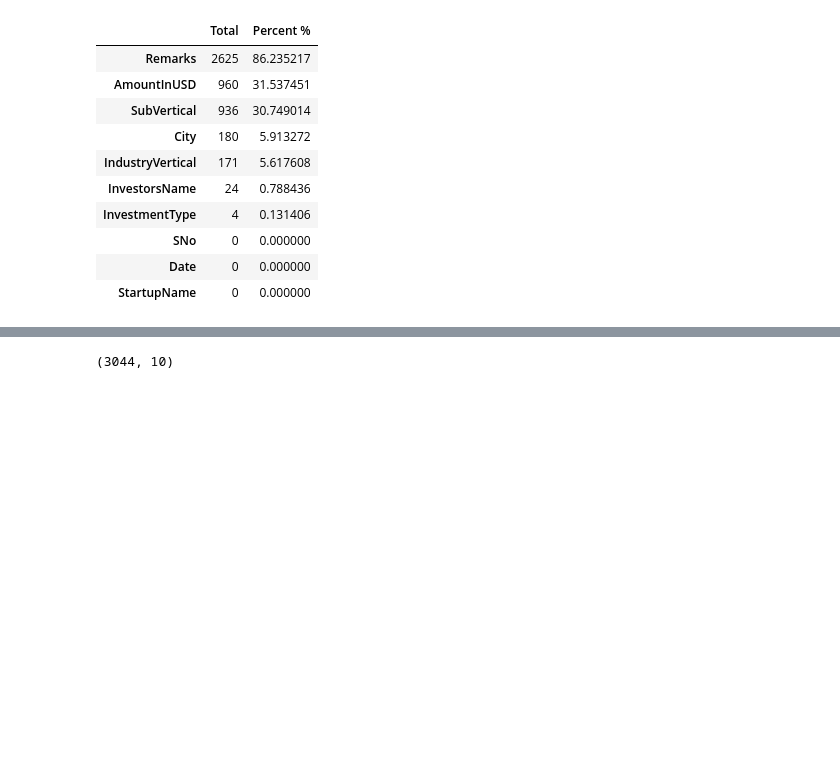
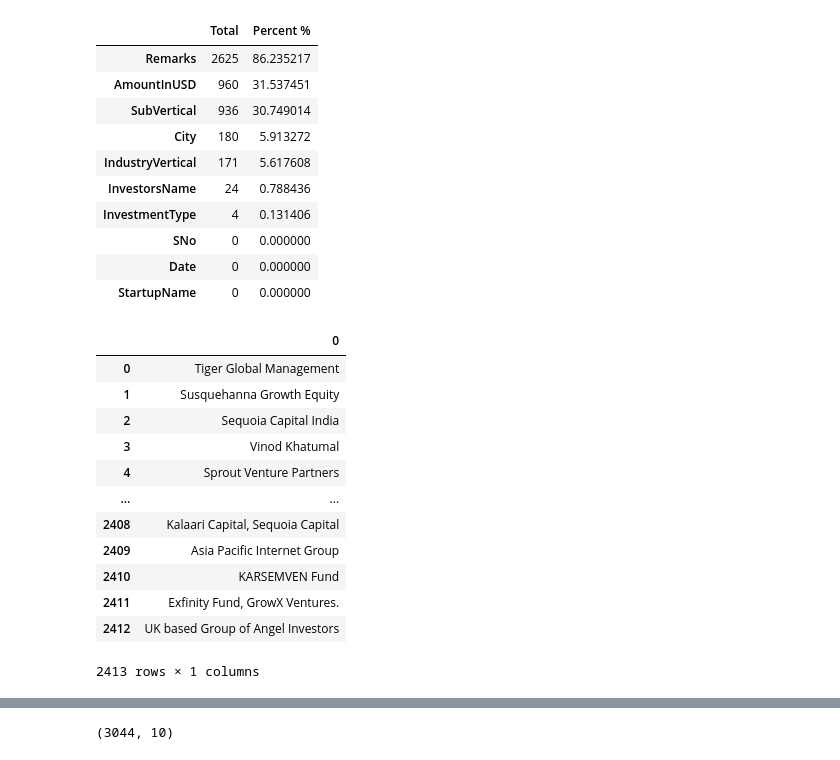
Before and after one commit to JulesMorris/DS-Projects, a Jupyter notebook: Indian_Startups.ipynb, the cells around one changed output, grey strips where cells are left out. Drawn from its saved outputs; the diff is of its cells as text; code cells hidden in the pictures; blank space fills up the shorter version.

```diff
--- a/Indian_Startups.ipynb
+++ b/Indian_Startups.ipynb
@@ -77,6 +79,24 @@ missing_data
 | StartupName | 0 | 0.000000 |
 # %%
 #df.AmountInUSD.unique()
+# %%
+#pd.set_option('display.max_rows', None)
+investors = pd.DataFrame(df.InvestorsName.unique())
+investors
+# %% [output]
+|  | 0 |
+| 0 | Tiger Global Management |
+| 1 | Susquehanna Growth Equity |
+| 2 | Sequoia Capital India |
+| 3 | Vinod Khatumal |
+| 4 | Sprout Venture Partners |
+| ... | ... |
+| 2408 | Kalaari Capital, Sequoia Capital |
+| 2409 | Asia Pacific Internet Group |
+| 2410 | KARSEMVEN Fund |
+| 2411 | Exfinity Fund, GrowX Ventures. |
+| 2412 | UK based Group of Angel Investors |
+2413 rows × 1 columns
 # %%
 #create function to clean the strings
 def clean_string(x):
```
Also changed, not shown: parts of 4 cells of this notebook.
